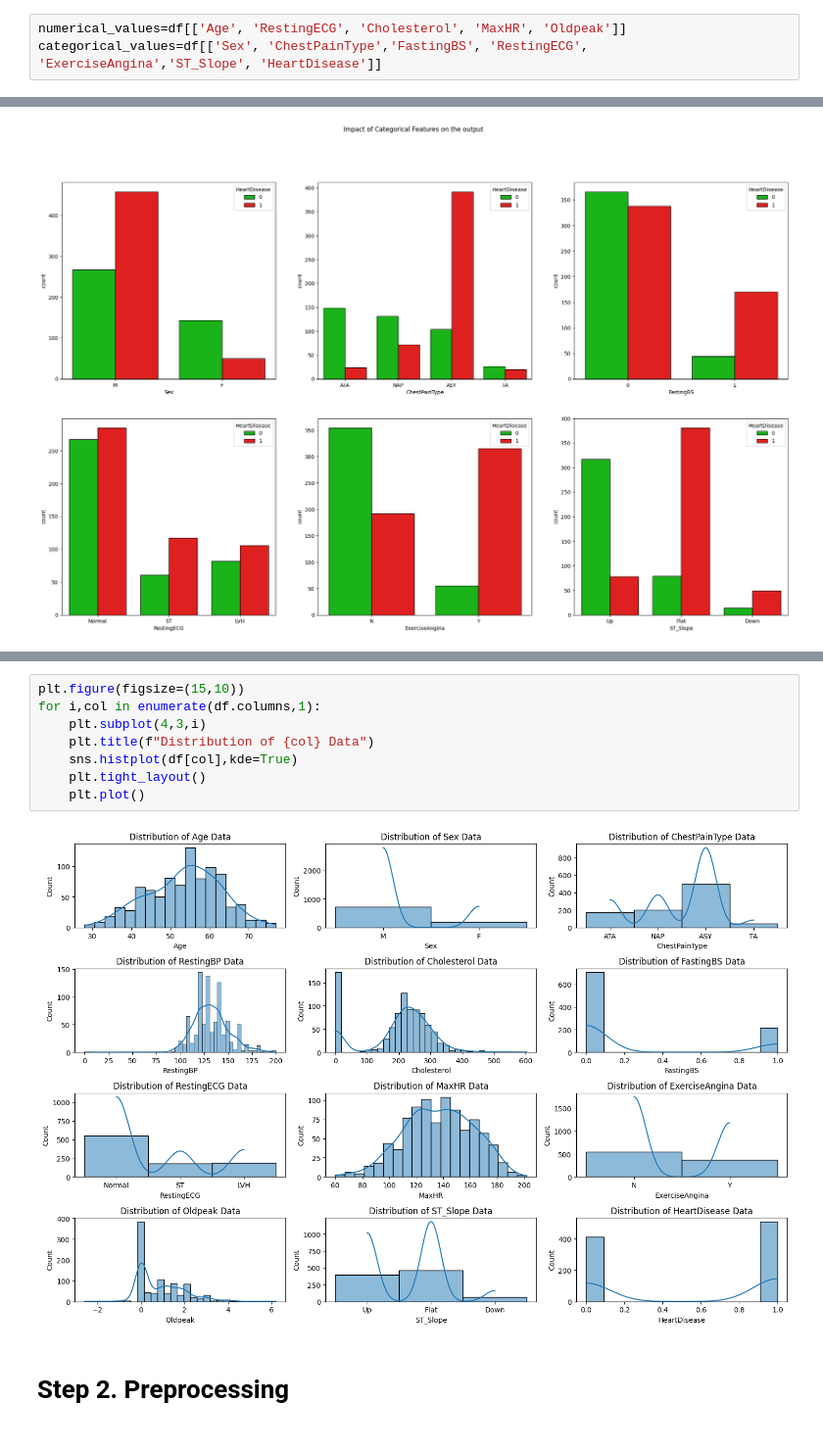
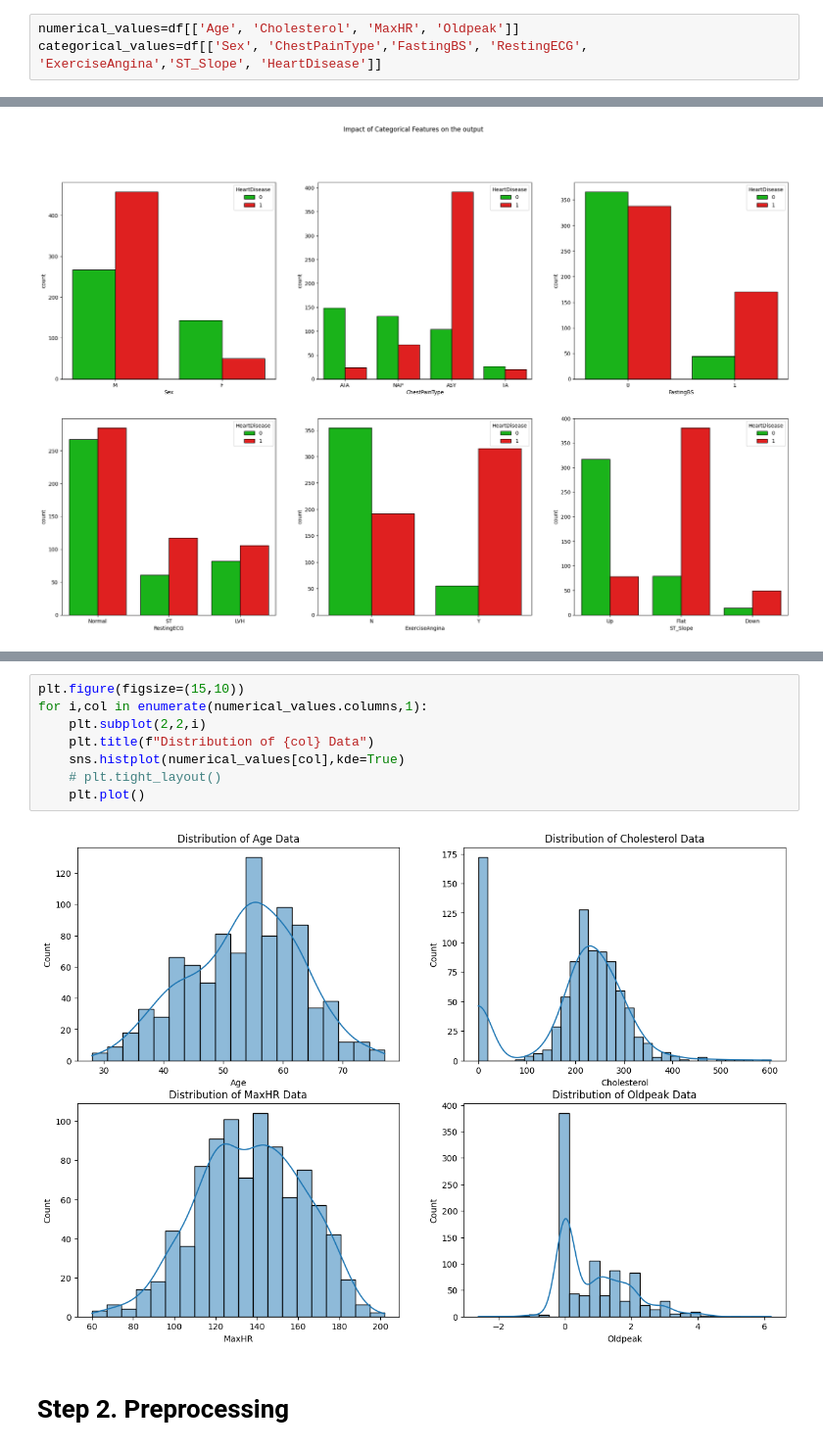
Before and after one commit to phamvutuyetanh/AI_Project, a Jupyter notebook: AI_Project.ipynb, the cells around one changed output, grey strips where cells are left out. Shown: that part at 98% size. Saved outputs shown, nothing was run; the diff lists cells and outputs as text.

Commit message:
commit plot

```diff
--- a/AI_Project.ipynb
+++ b/AI_Project.ipynb
@@ -142,7 +147,7 @@ plt.title('Heart Disease %'); # set title
 **Comment:**
 Observing the total dataset, we note that 44.7% have heart disease, which is a substantial proportion. With many individuals affected by heart disease, there is a necessity to utilize machine learning to predict whether someone is at risk of developing the condition in order to intervene in a timely manner.
 # %%
-numerical_values=df[['Age', 'RestingECG', 'Cholesterol', 'MaxHR', 'Oldpeak']]
+numerical_values=df[['Age', 'Cholesterol', 'MaxHR', 'Oldpeak']]
 categorical_values=df[['Sex', 'ChestPainType','FastingBS', 'RestingECG', 'ExerciseAngina','ST_Slope', 'HeartDisease']]
 # %%
 category=list(categorical_values)
@@ -169,13 +168,13 @@ Text(0.5, 1.0, 'Distribution of Heart Diseases over Age')
 # %%
 plt.figure(figsize=(15,10))
-for i,col in enumerate(df.columns,1):
-    plt.subplot(4,3,i)
+for i,col in enumerate(numerical_values.columns,1):
+    plt.subplot(2,2,i)
     plt.title(f"Distribution of {col} Data")
-    sns.histplot(df[col],kde=True)
-    plt.tight_layout()
+    sns.histplot(numerical_values[col],kde=True)
+    # plt.tight_layout()
     plt.plot()
 # %% [output]
-[figure, old version]
+[figure, new version]
 # %% [markdown]
 # Step 2. Preprocessing
 # %%
```
Also changed, not shown: parts of 3 cells of this notebook.
